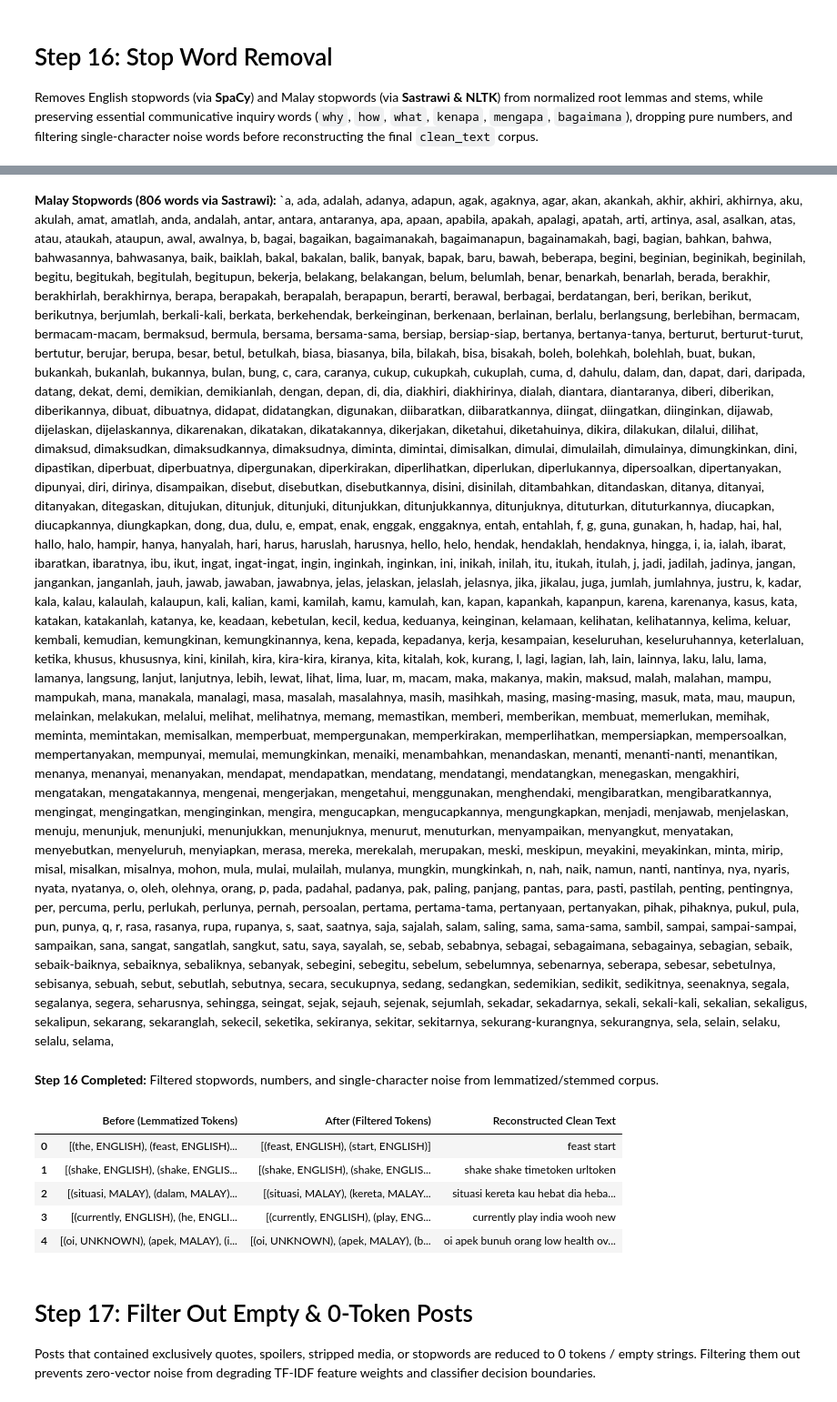
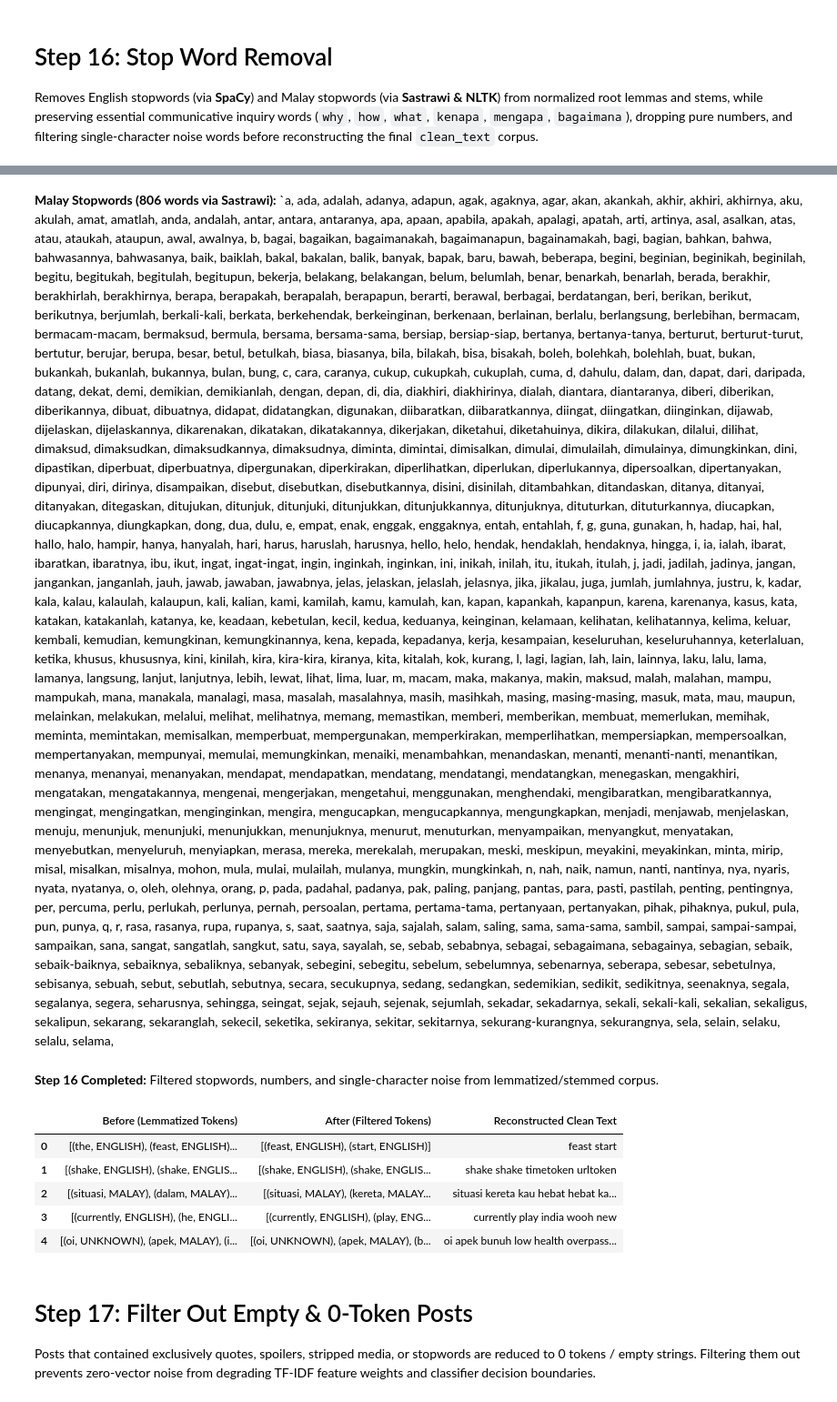
Before and after one commit to wjnotl/online-forum-communicative-intent-classification, a Jupyter notebook: intent classification.ipynb, the cells around one changed output, grey strips where cells are left out. Shown at 91% size. Drawn from its saved outputs; the diff is of its cells as text; code cells hidden in the pictures.

Commit message:
fixed stop word bug

```diff
--- a/intent classification.ipynb
+++ b/intent classification.ipynb
@@ -1436,16 +1436,19 @@ def remove_stopwords(morph_tokens):
     cleaned = []
     for word, tag in morph_tokens:
         word_lower = word.lower()
-        if tag == "ENGLISH" and word_lower in ENGLISH_STOPWORDS:
+
+        # Filter if the word is in English OR Malay stopwords (immune to tag collisions)
+        if word_lower in ENGLISH_STOPWORDS or word_lower in MALAY_STOPWORDS:
             continue
-        elif tag == "MALAY" and word_lower in MALAY_STOPWORDS:
-            continue
+
         # Drop pure digits/numbers
         if word.isdigit():
             continue
+
         # Drop single-letter noise words (e.g. isolated 'i') while preserving masking tokens
         if len(word) > 1 or word_lower in MASKING_TAGS:
             cleaned.append((word, tag))
+
     return cleaned
 
 # Apply Step 16
@@ -1467,10 +1470,10 @@ display(sample_stopwords_df)
 **Step 16 Completed:** Filtered stopwords, numbers, and single-character noise from lemmatized/stemmed corpus.
 |  | Before (Lemmatized Tokens) | After (Filtered Tokens) | Reconstructed Clean Text |
 | 0 | [(the, ENGLISH), (feast, ENGLISH)... | [(feast, ENGLISH), (start, ENGLISH)] | feast start |
 | 1 | [(shake, ENGLISH), (shake, ENGLIS... | [(shake, ENGLISH), (shake, ENGLIS... | shake shake timetoken urltoken |
-| 2 | [(situasi, MALAY), (dalam, MALAY)... | [(situasi, MALAY), (kereta, MALAY... | situasi kereta kau hebat dia heba... |
+| 2 | [(situasi, MALAY), (dalam, MALAY)... | [(situasi, MALAY), (kereta, MALAY... | situasi kereta kau hebat hebat ka... |
 | 3 | [(currently, ENGLISH), (he, ENGLI... | [(currently, ENGLISH), (play, ENG... | currently play india wooh new |
-| 4 | [(oi, UNKNOWN), (apek, MALAY), (i... | [(oi, UNKNOWN), (apek, MALAY), (b... | oi apek bunuh orang low health ov... |
+| 4 | [(oi, UNKNOWN), (apek, MALAY), (i... | [(oi, UNKNOWN), (apek, MALAY), (b... | oi apek bunuh low health overpass... |
 # %% [markdown]
 # Step 17: Filter Out Empty & 0-Token Posts
 Posts that contained exclusively quotes, spoilers, stripped media, or stopwords are reduced to 0 tokens / empty strings. Filtering them out prevents zero-vector noise from degrading TF-IDF feature weights and classifier decision boundaries.
```
Also changed, not shown: parts of 15 cells of this notebook, 3 other files.
